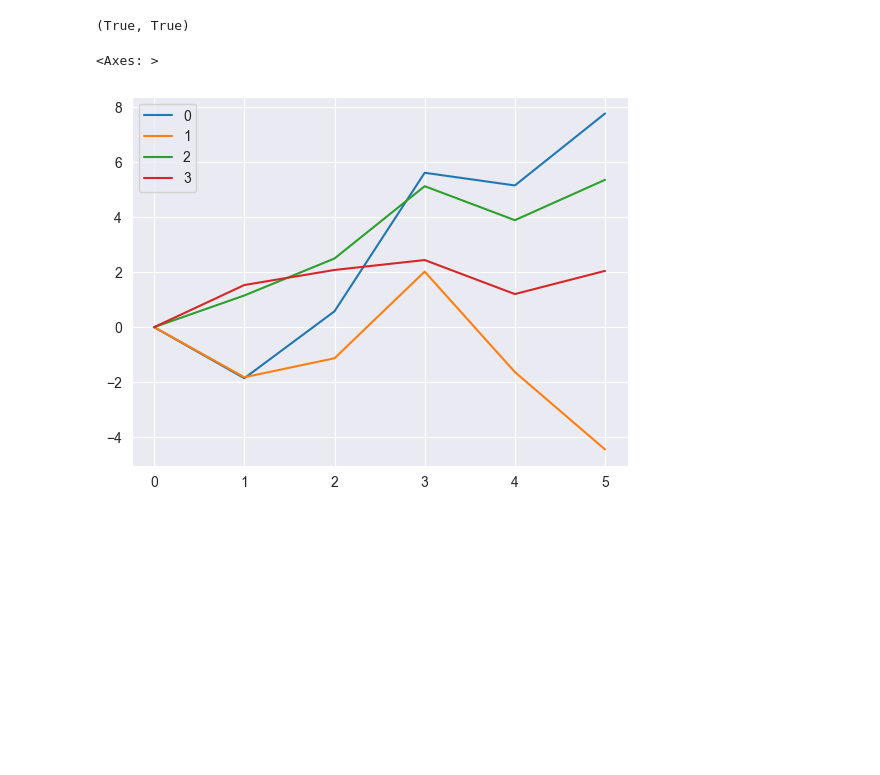
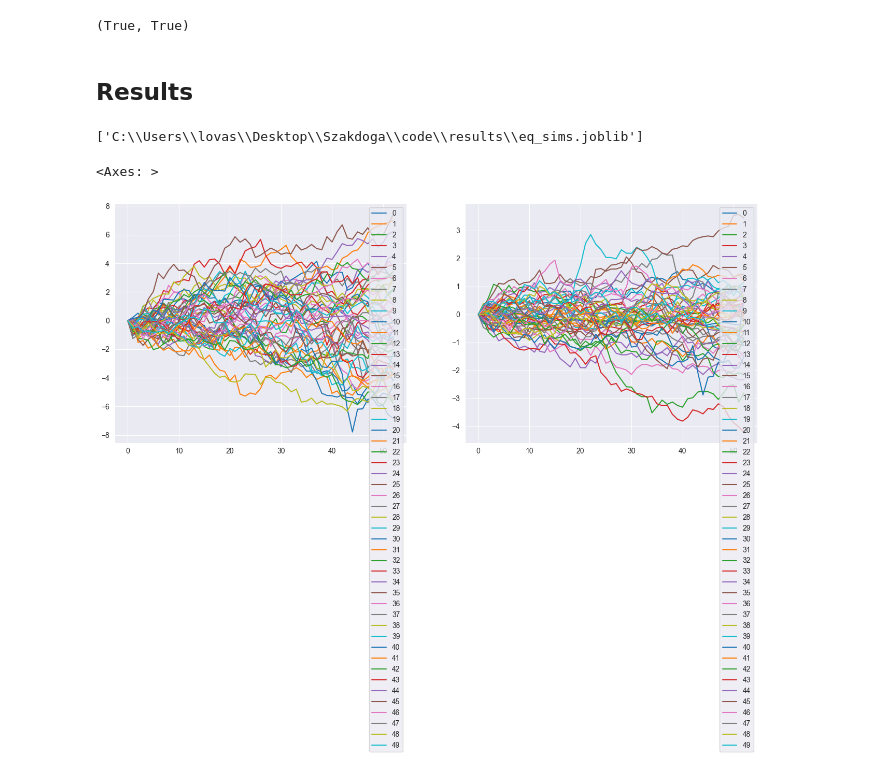
Before and after one commit to V4laky/PortfolioMPC, a Jupyter notebook: notebooks/convex_opt.ipynb, the cells around one changed output. Cells and saved outputs as stored; diff of their text form; code cells hidden in the pictures; blank space fills up the shorter version.

Commit message:
target weight portfolio simulation, metrics, and plotting some results

```diff
--- a/notebooks/convex_opt.ipynb
+++ b/notebooks/convex_opt.ipynb
@@ -27,14 +27,13 @@ scenario, r_m, last_r, last_vol = make_scenario(100, "weekly", market, 500, retu
 # %%
 N = 20 # n_assets
 T = 10 # n_timeperiods - the amount the model sees ahead
-K = 50 # n_scenarios
+K = 100 # n_scenarios
 
 freq = 'weekly'
 rf = market.rf
 
 n_steps = 52
-n_steps = 5
-n_simulations = 4
+n_simulations = 50
 # %%
 scenarios = generate_scenarios(K, T, N, 'weekly', market, 500)
 # %% [markdown]
@@ -69,6 +70,7 @@ with warnings.catch_warnings():
 
     MPC_sims = np.zeros((n_simulations, n_steps+1, N+1)) # + initial value
     market_sims = np.zeros((n_simulations, n_steps+1))
+    eq_sims = np.zeros((n_simulations, n_steps+1, N+1))
 
     for i in tqdm(range(n_simulations), desc='Simulations'):
         # NOTE: lasts are always daily for market, and market return is too
@@ -95,5 +97,17 @@ with warnings.catch_warnings():
 
         MPC_sims[i] = np.array(MPC_sim)
         market_sims[i] = np.exp(np.concat([[0], market_return])).cumprod() * 100
+        eq_sims[i] = simulate_target_weight_portfolio(x_init, [0] + [1/N for _ in range(N)], rf, actual_traj.T, trading_cost=0.005)
+# %% [markdown]
+## Results
+# %%
+from joblib import dump
+dump(MPC_sims, project_root / "results/MPC_sims.joblib")
+dump(market_sims, project_root / "results/market_sims.joblib")
+dump(eq_sims, project_root / "results/eq_sims.joblib")
+# %% [output]
+['C:\\Users\\lovas\\Desktop\\Szakdoga\\code\\results\\eq_sims.joblib']
 # %%
 market_sims = pd.DataFrame(market_sims)
+MPC_sims = pd.DataFrame(MPC_sims.sum(axis=2))
+eq_sims = pd.DataFrame(eq_sims.sum(axis=2))
@@ -102,5 +114,10 @@ MPC_sims = pd.DataFrame(MPC_sims.sum(axis=2))
 # %%
-(market_sims.T - MPC_sims.T).plot()
+import matplotlib.pyplot as plt
+
+fig, ax = plt.subplots(1, 2, figsize= (16,6))
+
+(MPC_sims.T - market_sims.T).plot(ax=ax[0])
+(MPC_sims.T - eq_sims.T).plot(ax=ax[1])
 # %% [output]
 <Axes: >
-[figure, old version]
+[figure, new version]
```
Also changed, not shown: parts of 8 cells of this notebook, 2 other files.
